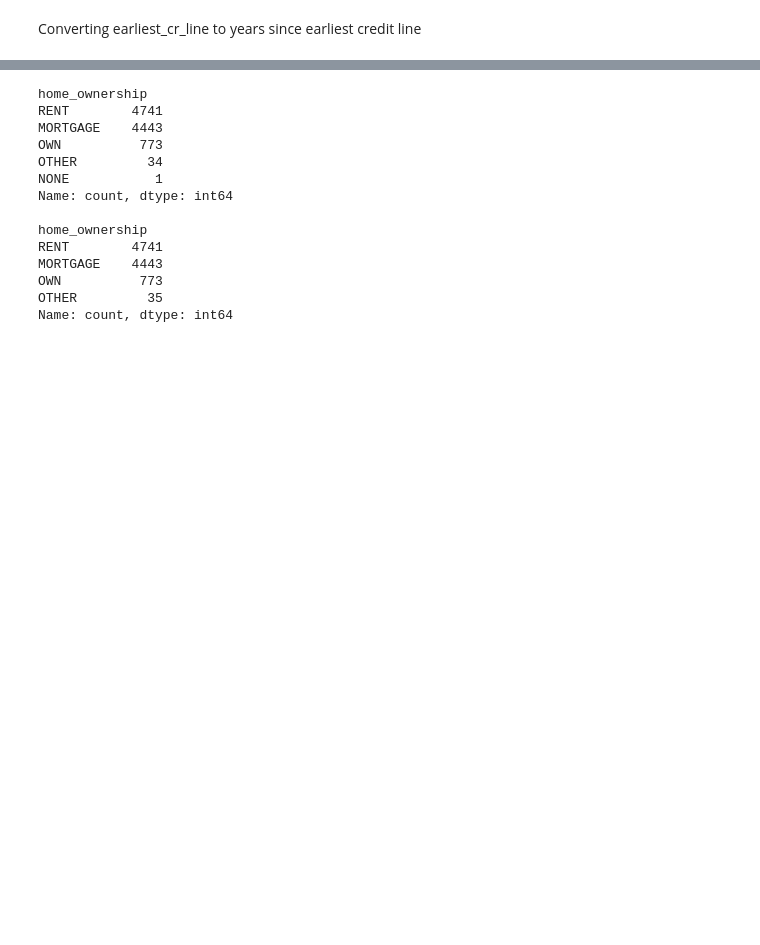
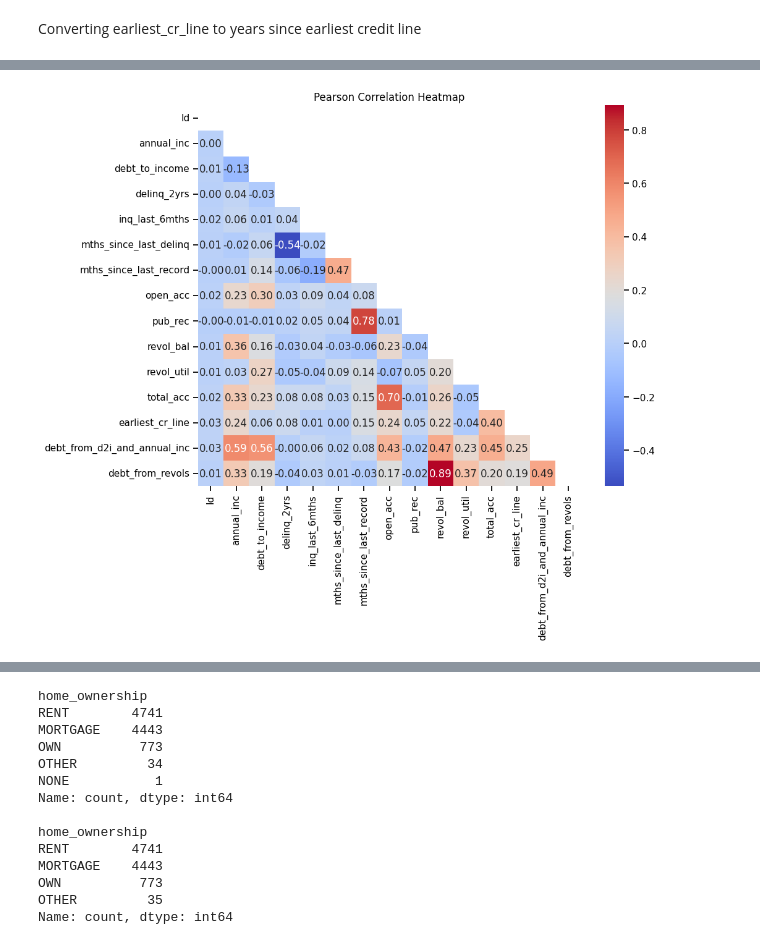
Before and after one commit to 37signals37/lending_club, a Jupyter notebook: dataset_validation.ipynb, the cells around one changed output, grey strips where cells are left out. Cells and saved outputs as stored; diff of their text form; code cells hidden in the pictures; blank space fills up the shorter version.

```diff
--- a/dataset_validation.ipynb
+++ b/dataset_validation.ipynb
@@ -360,0 +730,10 @@ df_clean['earliest_cr_line'] = df_clean['earliest_cr_line'].astype("Int64")
+# %%
+plt.figure(figsize=(10, 8))
+corr_matrix = df_clean[num_cols].corr(method="pearson")
+# Select upper triangle of correlation matrix (to avoid duplicates)
+upper_tri = corr_matrix.where(np.tril(np.ones(corr_matrix.shape), k=-1).astype(bool))
+sns.heatmap(upper_tri, annot=True, cmap="coolwarm", fmt=".2f")
+plt.title("Pearson Correlation Heatmap")
+plt.show()
+# %% [output]
+[figure, added]
```
Also changed, not shown: parts of 200 cells of this notebook, 2 other files.
